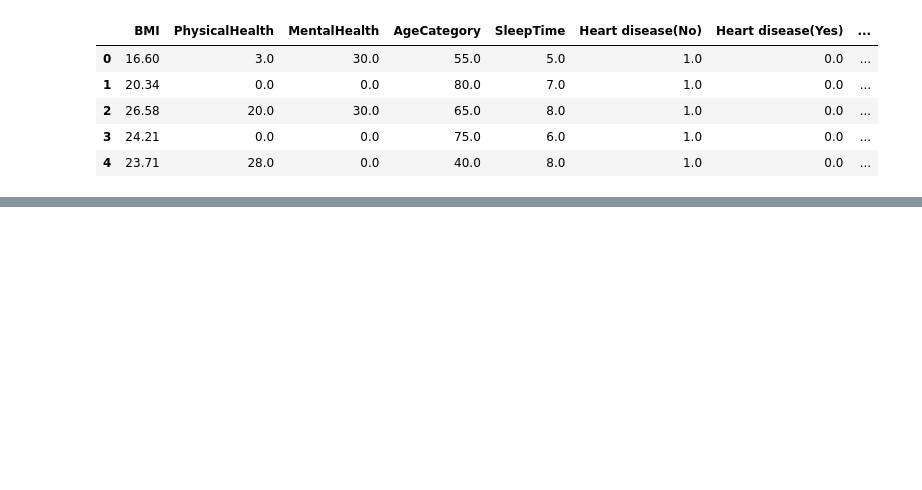
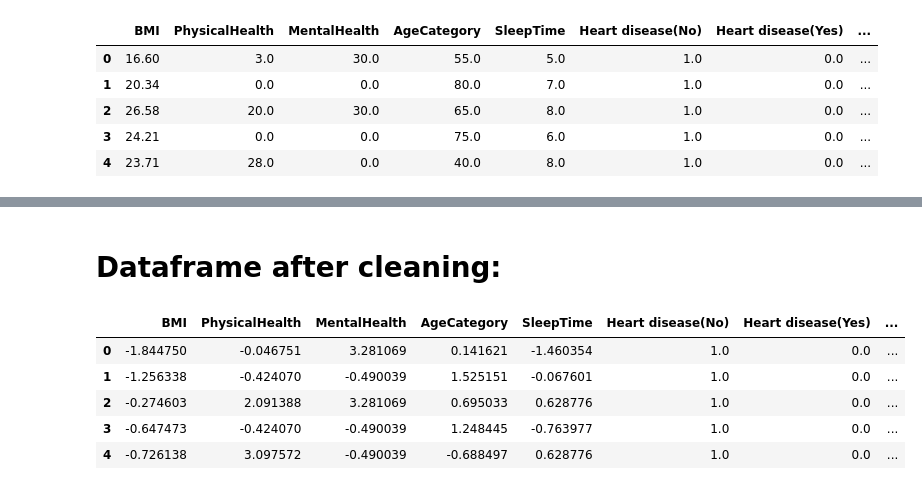
Before and after one commit to COGS118A/Group011-Sp22, a Jupyter notebook: Data Cleaning.ipynb, the cells around one changed output, grey strips where cells are left out. Saved outputs shown, nothing was run; the diff lists cells and outputs as text; code cells hidden in the pictures; blank space fills up the shorter version.

Commit message:
Data cleaning finished(normalization and one hot encoding combined)

```diff
--- a/Onehot encoding .ipynb
+++ b/Data Cleaning.ipynb
@@ -393,0 +478,12 @@ df.head()
+# %% [markdown]
+# Dataframe after cleaning:
+# %%
+result_df = original_df
+result_df.head()
+# %% [output]
+|  | BMI | PhysicalHealth | MentalHealth | AgeCategory | SleepTime | Heart disease(No) | Heart disease(Yes) | ... |
+| 0 | -1.844750 | -0.046751 | 3.281069 | 0.141621 | -1.460354 | 1.0 | 0.0 | ... |
+| 1 | -1.256338 | -0.424070 | -0.490039 | 1.525151 | -0.067601 | 1.0 | 0.0 | ... |
+| 2 | -0.274603 | 2.091388 | 3.281069 | 0.695033 | 0.628776 | 1.0 | 0.0 | ... |
+| 3 | -0.647473 | -0.424070 | -0.490039 | 1.248445 | -0.763977 | 1.0 | 0.0 | ... |
+| 4 | -0.726138 | 3.097572 | -0.490039 | -0.688497 | 0.628776 | 1.0 | 0.0 | ... |
```
Also changed, not shown: parts of 15 cells of this notebook.
